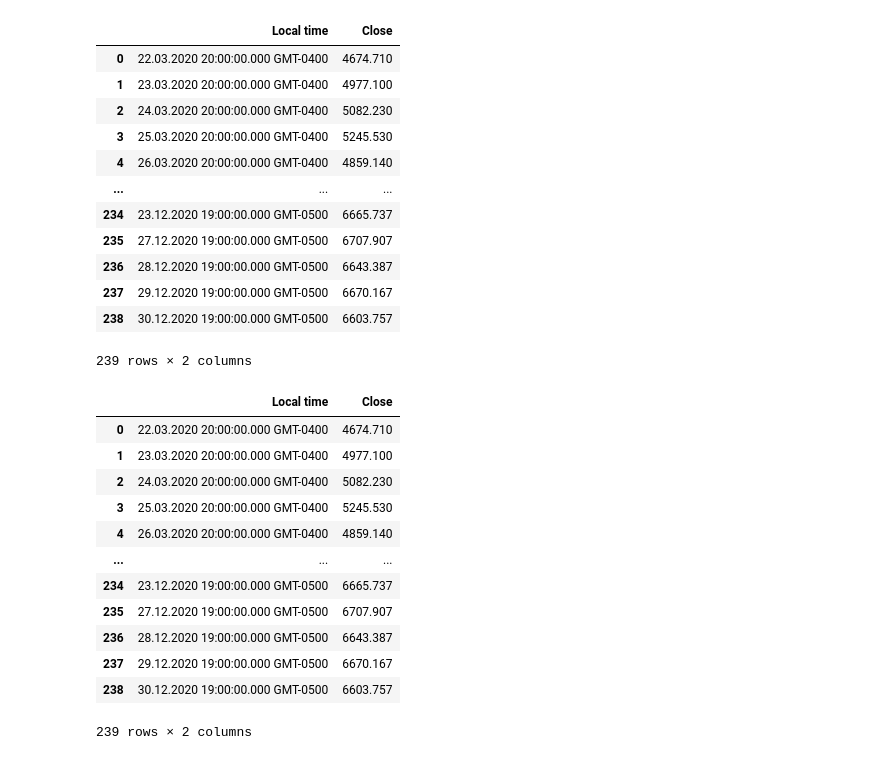
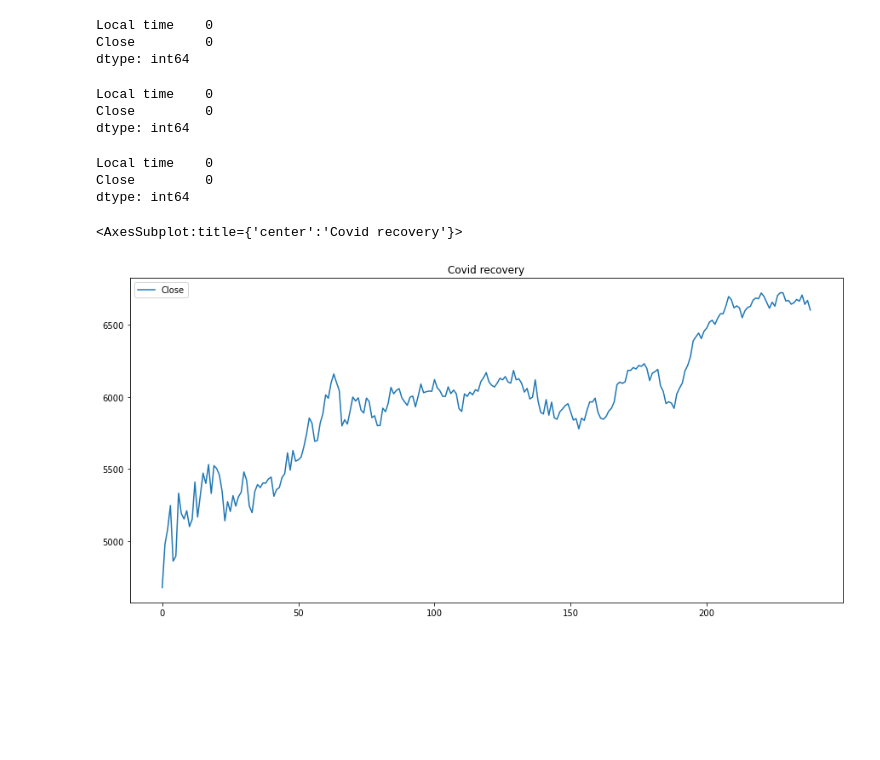
Before and after one commit to ivanpython98/project1, a Jupyter notebook: project1.ipynb, the cells around one changed output. Cells and saved outputs as stored; diff of their text form; code cells hidden in the pictures; blank space fills up the shorter version.

Commit message:
check for missing data and plotted
next ; calculate some statistics ; mean return ; std ; variance

```diff
--- a/project1.ipynb
+++ b/project1.ipynb
@@ -16,4 +17,5 @@ nikkei = pd.read_csv (
 sp500 = pd.read_csv (
     Path ('c:/users/ivanp/fintech/mod8-9/sp500.csv'))
 # %%
-asx.drop(columns=['Open', 'High', 'Low', 'Volume'])
+#drop columns to leave only close
+asx = asx.drop(columns=['Open', 'High', 'Low', 'Volume'])
@@ -34,32 +22,28 @@ asx.drop(columns=['Open', 'High', 'Low', 'Volume'])
 # %%
-nikkei.drop(columns=['Open', 'High', 'Low', 'Volume'])
+nikkei = nikkei.drop(columns=['Open', 'High', 'Low', 'Volume'])
-# %% [output]
-|  | Local time | Close |
-| 0 | 22.03.2020 20:00:00.000 GMT-0400 | 4674.710 |
-| 1 | 23.03.2020 20:00:00.000 GMT-0400 | 4977.100 |
-| 2 | 24.03.2020 20:00:00.000 GMT-0400 | 5082.230 |
-| 3 | 25.03.2020 20:00:00.000 GMT-0400 | 5245.530 |
-| 4 | 26.03.2020 20:00:00.000 GMT-0400 | 4859.140 |
-| ... | ... | ... |
-| 234 | 23.12.2020 19:00:00.000 GMT-0500 | 6665.737 |
-| 235 | 27.12.2020 19:00:00.000 GMT-0500 | 6707.907 |
-| 236 | 28.12.2020 19:00:00.000 GMT-0500 | 6643.387 |
-| 237 | 29.12.2020 19:00:00.000 GMT-0500 | 6670.167 |
-| 238 | 30.12.2020 19:00:00.000 GMT-0500 | 6603.757 |
-239 rows × 2 columns
 # %%
-sp500.drop(columns=['Open', 'High', 'Low', 'Volume'])
+sp500 = sp500.drop(columns=['Open', 'High', 'Low', 'Volume'])
-# %% [output]
-|  | Local time | Close |
-| 0 | 22.03.2020 20:00:00.000 GMT-0400 | 4674.710 |
-| 1 | 23.03.2020 20:00:00.000 GMT-0400 | 4977.100 |
-| 2 | 24.03.2020 20:00:00.000 GMT-0400 | 5082.230 |
-| 3 | 25.03.2020 20:00:00.000 GMT-0400 | 5245.530 |
-| 4 | 26.03.2020 20:00:00.000 GMT-0400 | 4859.140 |
-| ... | ... | ... |
-| 234 | 23.12.2020 19:00:00.000 GMT-0500 | 6665.737 |
-| 235 | 27.12.2020 19:00:00.000 GMT-0500 | 6707.907 |
-| 236 | 28.12.2020 19:00:00.000 GMT-0500 | 6643.387 |
-| 237 | 29.12.2020 19:00:00.000 GMT-0500 | 6670.167 |
-| 238 | 30.12.2020 19:00:00.000 GMT-0500 | 6603.757 |
-239 rows × 2 columns
+# %%
+#check for missing data
+asx.isnull().sum()
+# %% [output]
+Local time    0
+Close         0
+dtype: int64
+# %%
+nikkei.isnull().sum()
+# %% [output]
+Local time    0
+Close         0
+dtype: int64
+# %%
+sp500.isnull().sum()
+# %% [output]
+Local time    0
+Close         0
+dtype: int64
+# %%
+asx.plot(figsize=(15,7), title= "Covid recovery")
+# %% [output]
+<AxesSubplot:title={'center':'Covid recovery'}>
+[figure, added]
```
Also changed, not shown: parts of 4 cells of this notebook.
